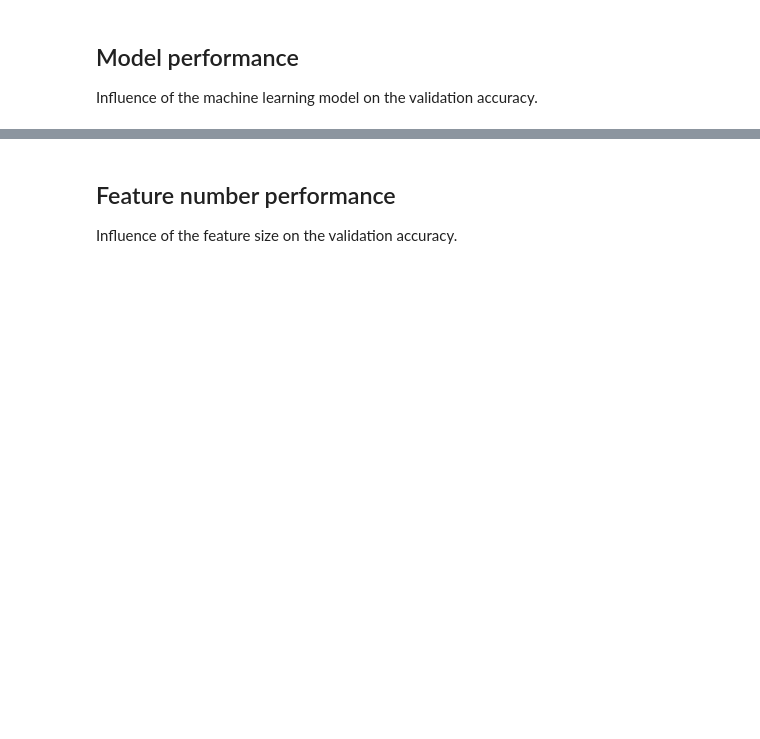
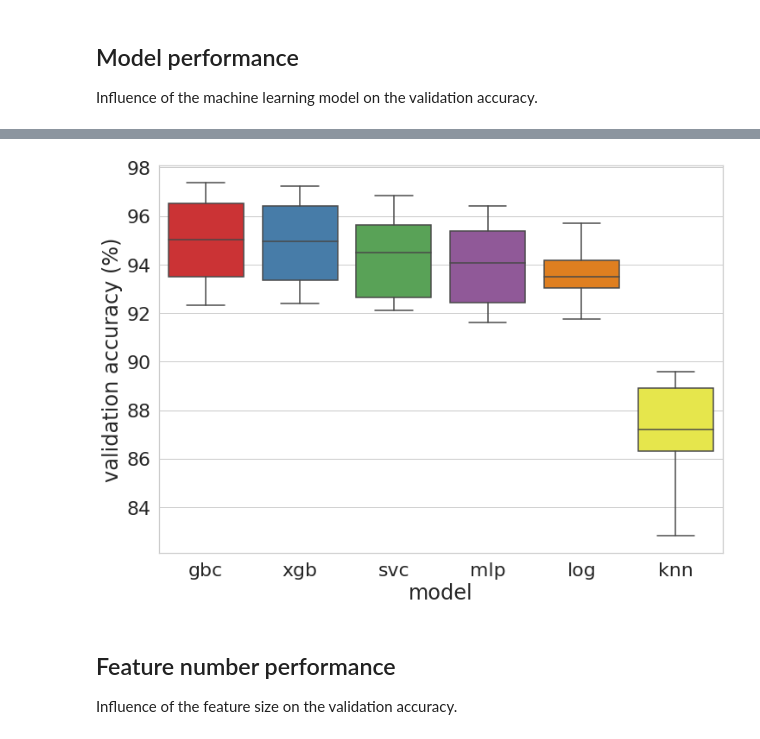
Before and after one commit to benjaminperucco/udacity-nano-mle, a Jupyter notebook: 5 Capstone/2 Project/3_postprocessing.ipynb, the cells around one changed output, grey strips where cells are left out. Drawn from its saved outputs; the diff is of its cells as text; code cells hidden in the pictures; blank space fills up the shorter version.

```diff
--- a/5 Capstone/2 Project/3_postprocessing.ipynb
+++ b/5 Capstone/2 Project/3_postprocessing.ipynb
@@ -318,5 +407,7 @@ Influence of the machine learning model on the validation accuracy.
 # %%
-#create_boxplot(results, 'model', 'output', 'model_performance.png')
+create_boxplot(results, 'model', 'output', 'model_performance.png')
+# %% [output]
+[figure, added]
 # %% [markdown]
 ## Feature number performance
 
```
Also changed, not shown: parts of 14 cells of this notebook, 3 other files.
